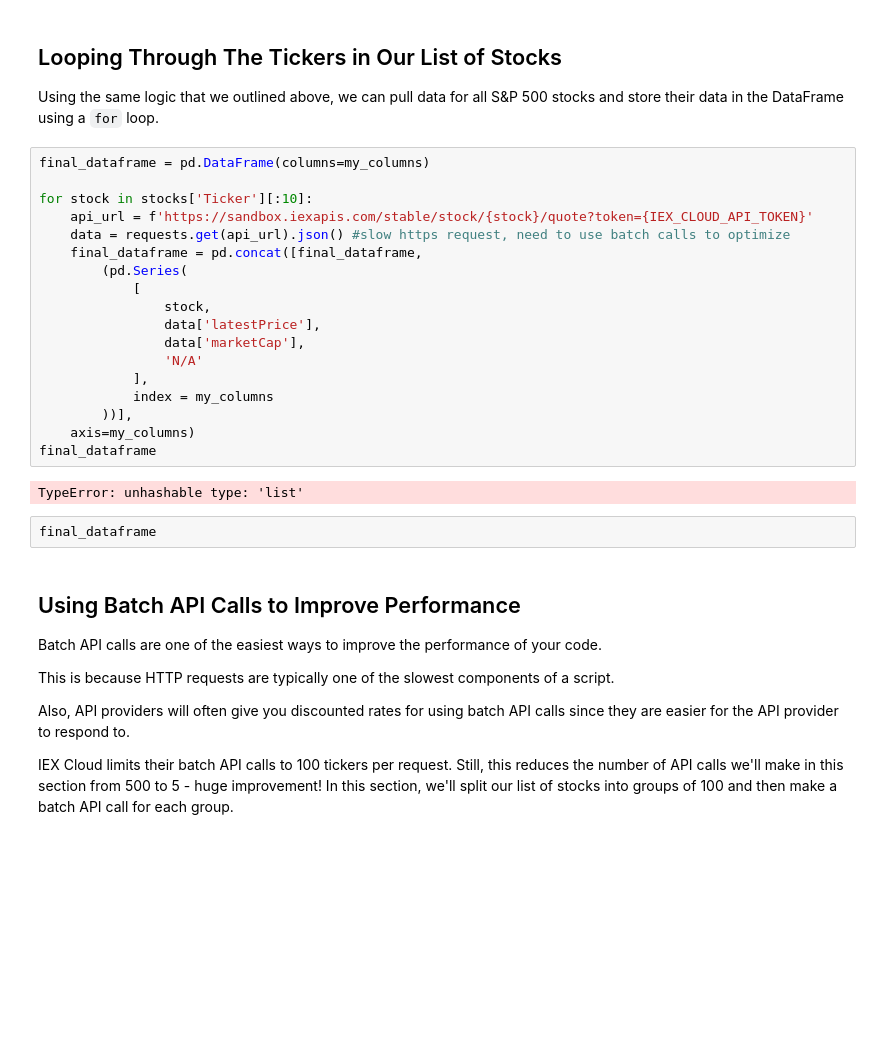
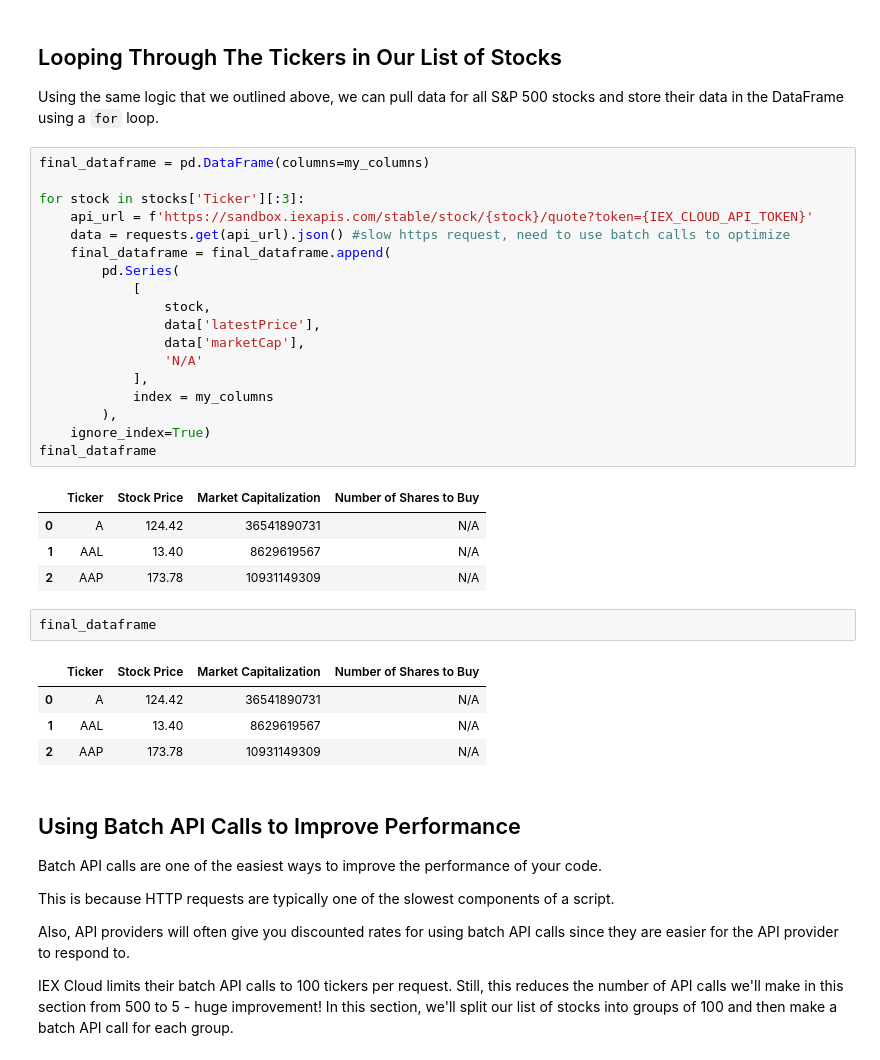
Before and after one commit to bryanhuihy/algorithmic-trading-python, a Jupyter notebook: Tutorial Projects/001_equal_weight_S&P_500.ipynb, the cells around one changed output. Drawn from its saved outputs; the diff is of its cells as text; blank space fills up the shorter version.

```diff
--- a/Tutorial Projects/001_equal_weight_S&P_500.ipynb
+++ b/Tutorial Projects/001_equal_weight_S&P_500.ipynb
@@ -113,25 +113,33 @@ Using the same logic that we outlined above, we can pull data for all S&P 500 st
 # %%
 final_dataframe = pd.DataFrame(columns=my_columns)
 
-for stock in stocks['Ticker'][:10]:
+for stock in stocks['Ticker'][:3]:
     api_url = f'https://sandbox.iexapis.com/stable/stock/{stock}/quote?token={IEX_CLOUD_API_TOKEN}'
     data = requests.get(api_url).json() #slow https request, need to use batch calls to optimize
-    final_dataframe = pd.concat([final_dataframe,
-        (pd.Series(
+    final_dataframe = final_dataframe.append(
+        pd.Series(
             [
                 stock,
                 data['latestPrice'],
                 data['marketCap'],
                 'N/A'
             ],
             index = my_columns
-        ))],
-    axis=my_columns)
+        ),
+    ignore_index=True)
 final_dataframe
 # %% [output]
-TypeError: unhashable type: 'list'
+|  | Ticker | Stock Price | Market Capitalization | Number of Shares to Buy |
+| 0 | A | 124.42 | 36541890731 | N/A |
+| 1 | AAL | 13.40 | 8629619567 | N/A |
+| 2 | AAP | 173.78 | 10931149309 | N/A |
 # %%
 final_dataframe
+# %% [output]
+|  | Ticker | Stock Price | Market Capitalization | Number of Shares to Buy |
+| 0 | A | 124.42 | 36541890731 | N/A |
+| 1 | AAL | 13.40 | 8629619567 | N/A |
+| 2 | AAP | 173.78 | 10931149309 | N/A |
 # %% [markdown]
 ## Using Batch API Calls to Improve Performance
 
```
Also changed, not shown: parts of 11 cells of this notebook, 2 other files.
